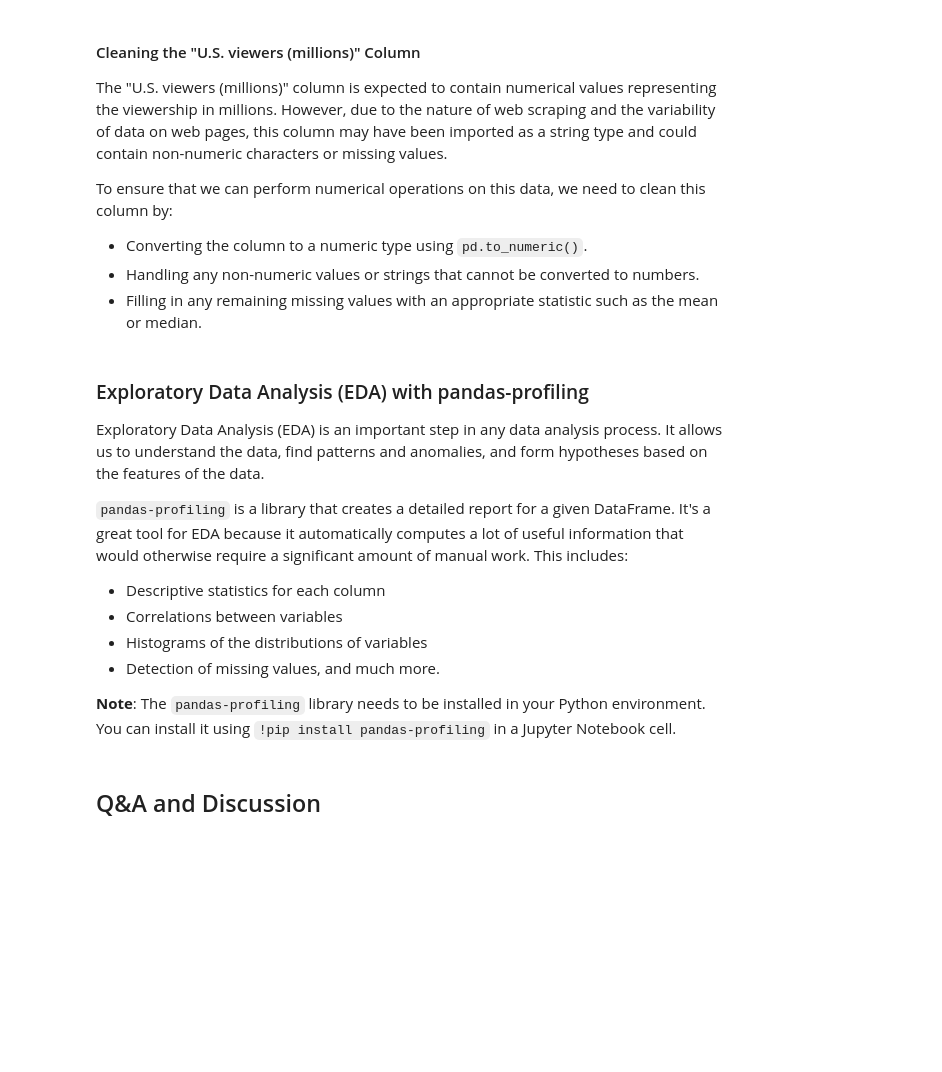
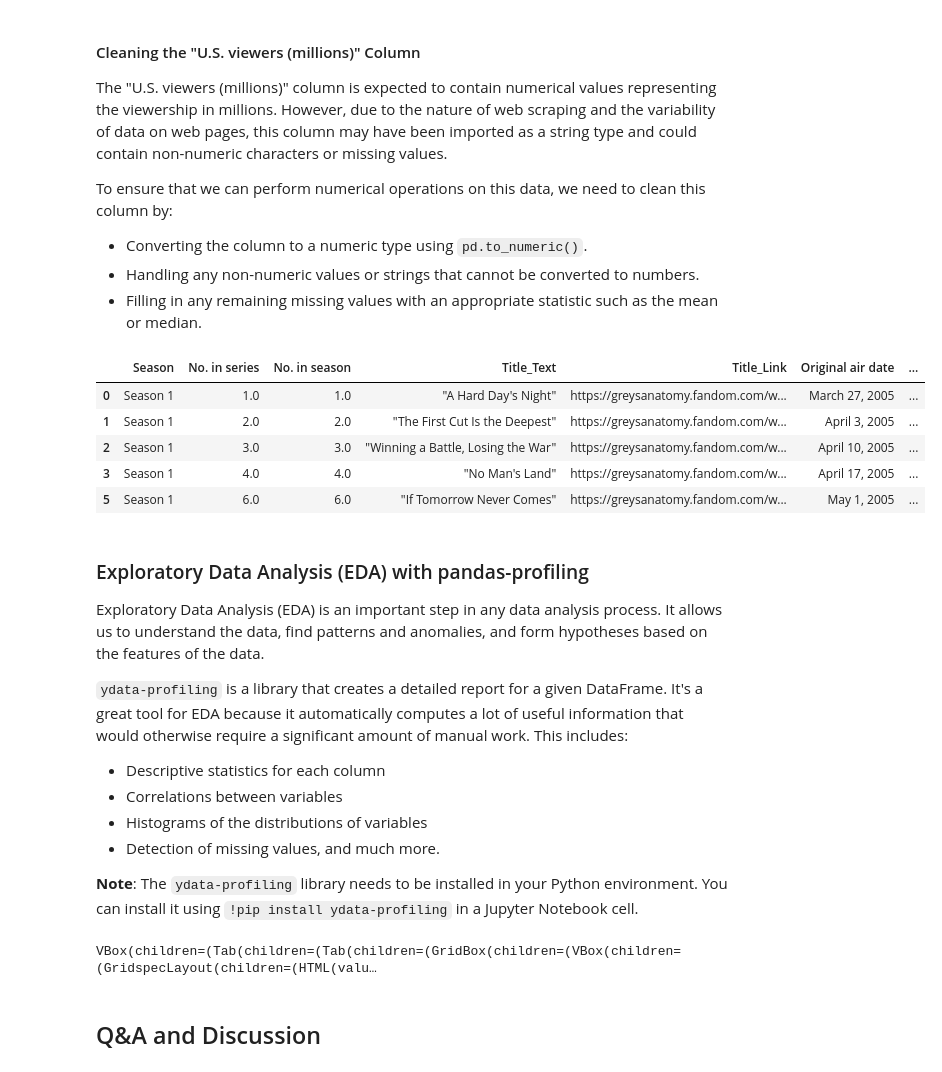
Before and after one commit to guglielmopescatore/CorsoDataAnalysis, a Jupyter notebook: Lesson2.ipynb, the cells around one changed output. Drawn from its saved outputs; the diff is of its cells as text; code cells hidden in the pictures; blank space fills up the shorter version.

Commit message:
notebook lesson2 revised

```diff
--- a/Lesson2.ipynb
+++ b/Lesson2.ipynb
@@ -327,0 +346,19 @@ cleaning_df['U.S. viewers (millions)']
+# %%
+# Create a copy of the DataFrame slice
+GA_cleaned_df = GA_cleaned_df.copy()
+
+# Remove unwanted characters from 'U.S. viewers (millions)' column using regular expression
+GA_cleaned_df['U.S. viewers (millions)'] = GA_cleaned_df['U.S. viewers (millions)'].str.extract(r'([\d\.]+)')
+
+# Convert the 'U.S. viewers (millions)' column to numeric
+GA_cleaned_df['U.S. viewers (millions)'] = pd.to_numeric(GA_cleaned_df['U.S. viewers (millions)'], errors='coerce')
+
+# Display the head of the cleaned DataFrame
+GA_cleaned_df.head()
+# %% [output]
+|  | Season | No. in series | No. in season | Title_Text | Title_Link | Original air date | ... |
+| 0 | Season 1 | 1.0 | 1.0 | "A Hard Day's Night" | https://greysanatomy.fandom.com/w... | March 27, 2005 | ... |
+| 1 | Season 1 | 2.0 | 2.0 | "The First Cut Is the Deepest" | https://greysanatomy.fandom.com/w... | April 3, 2005 | ... |
+| 2 | Season 1 | 3.0 | 3.0 | "Winning a Battle, Losing the War" | https://greysanatomy.fandom.com/w... | April 10, 2005 | ... |
+| 3 | Season 1 | 4.0 | 4.0 | "No Man's Land" | https://greysanatomy.fandom.com/w... | April 17, 2005 | ... |
+| 5 | Season 1 | 6.0 | 6.0 | "If Tomorrow Never Comes" | https://greysanatomy.fandom.com/w... | May 1, 2005 | ... |
@@ -330,20 +377,22 @@ cleaning_df['U.S. viewers (millions)']
 ### Exploratory Data Analysis (EDA) with pandas-profiling
 Exploratory Data Analysis (EDA) is an important step in any data analysis process. It allows us to understand the data, find patterns and anomalies, and form hypotheses based on the features of the data.
 
-`pandas-profiling` is a library that creates a detailed report for a given DataFrame. It's a great tool for EDA because it automatically computes a lot of useful information that would otherwise require a significant amount of manual work. This includes:
+`ydata-profiling` is a library that creates a detailed report for a given DataFrame. It's a great tool for EDA because it automatically computes a lot of useful information that would otherwise require a significant amount of manual work. This includes:
 
 - Descriptive statistics for each column
 - Correlations between variables
 - Histograms of the distributions of variables
 - Detection of missing values, and much more.
 
-**Note**: The `pandas-profiling` library needs to be installed in your Python environment. You can install it using `!pip install pandas-profiling` in a Jupyter Notebook cell.
+**Note**: The `ydata-profiling` library needs to be installed in your Python environment. You can install it using `!pip install ydata-profiling` in a Jupyter Notebook cell.
 # %%
 
-from pandas_profiling import ProfileReport
-profile = ProfileReport(cleaning_df, title='Pandas Profiling Report', explorative=True)
+from ydata_profiling import ProfileReport
+profile = ProfileReport(GA_cleaned_df, title='GA Episodes Report', explorative=True)
 profile.to_widgets()
 profile.to_file("your_report.html")
+# %% [output]
+VBox(children=(Tab(children=(Tab(children=(GridBox(children=(VBox(children=(GridspecLayout(children=(HTML(valu…
 # %% [markdown]
 ## Q&A and Discussion
 # %% [markdown]
```
Also changed, not shown: parts of 15 cells of this notebook, 7 other files.
